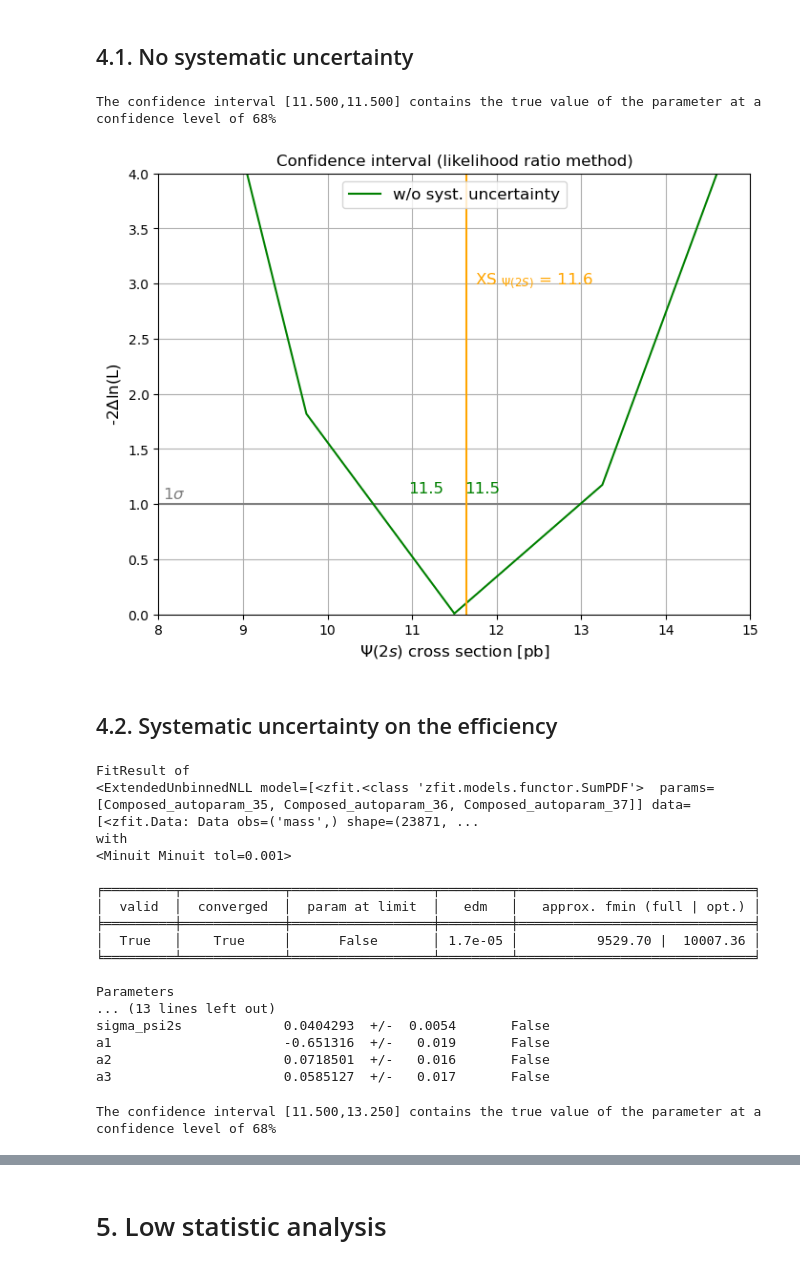
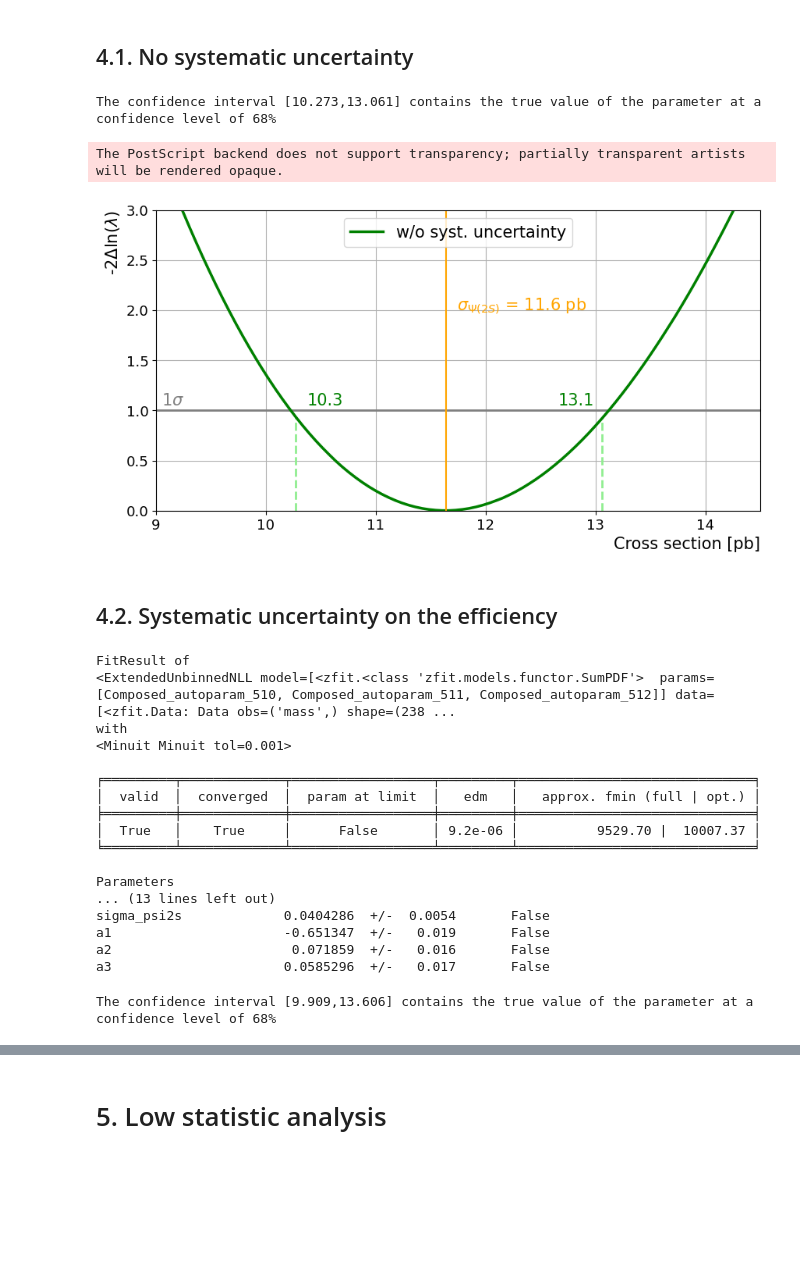
Before and after one commit to Matteo-Bellino/SMATEP_Project, a Jupyter notebook: Psi2S_RadanoBellino.ipynb, the cells around one changed output, grey strips where cells are left out. Saved outputs shown, nothing was run; the diff lists cells and outputs as text; code cells hidden in the pictures; blank space fills up the shorter version.

```diff
--- a/Psi2S_RadanoBellino.ipynb
+++ b/Psi2S_RadanoBellino.ipynb
@@ -577,8 +579,8 @@ The PostScript backend does not support transparency; partially transparent arti
 # %% [markdown]
 ## 4.1. No systematic uncertainty
 # %%
-NLL_size = 5
-xs_values = np.linspace(8,15,NLL_size)
+NLL_size = 100
+xs_values = np.linspace(9,15,NLL_size)
 NLL_values = np.zeros(NLL_size)
 
 for i,xs in enumerate(xs_values):
@@ -591,6 +593,8 @@ for i,xs in enumerate(xs_values):
     minimizer = zfit.minimize.Minuit()
     temp_result = minimizer.minimize(loss)
     NLL_values[i] = temp_result.fmin
+
+#winsound.Beep(1000, 3000)
 # %%
 min_NLL = result.fmin
 NLL_variation = 2*(NLL_values-min_NLL)
@@ -598,33 +602,36 @@ xs_temporary = xs_values[NLL_variation<1]
 xs_interval = [np.min(xs_temporary), np.max(xs_temporary)]
 print(f"The confidence interval [{xs_interval[0]:.3f},{xs_interval[1]:.3f}] contains the true value of the parameter at a confidence level of 68%")
 # %% [output]
-The confidence interval [11.500,11.500] contains the true value of the parameter at a confidence level of 68%
+The confidence interval [10.273,13.061] contains the true value of the parameter at a confidence level of 68%
 # %%
 # Displaying the results
-plt.figure(figsize=(8,6))
-plt.plot(xs_values, np.ones(NLL_size), color='grey')
-plt.text(8.05,1.05, "$1\sigma$", color='gray', fontsize = fs) #this line does not work for some reason
+plt.figure(figsize=(10,5))
+plt.plot(xs_values, np.ones(NLL_size), color='grey', linewidth=2)
+plt.text(9.05,1.05, "$1\sigma$", color='gray', fontsize = fs) #this line does not work for some reason
 
-plt.plot([xs_interval[0], xs_interval[0]], [0, NLL_variation[NLL_variation<1][0]], color='lightgreen', linestyle = "--")
-plt.plot([xs_interval[1], xs_interval[1]], [0, NLL_variation[NLL_variation<1][-1]],color='lightgreen', linestyle = "--")
+plt.plot([xs_interval[0], xs_interval[0]], [0, NLL_variation[NLL_variation<1][0]], color='lightgreen', linestyle = "--", linewidth=2)
+plt.plot([xs_interval[1], xs_interval[1]], [0, NLL_variation[NLL_variation<1][-1]],color='lightgreen', linestyle = "--", linewidth=2)
 
-plt.plot(xs_values, NLL_variation, color = 'green', label='w/o syst. uncertainty')
+plt.plot(xs_values, NLL_variation, color = 'green', label='w/o syst. uncertainty', linewidth=2.5)
 plt.axvline(result_xs_psi2s, color='orange', linestyle = "-")
-plt.title('Confidence interval (likelihood ratio method)', fontsize = fs)
-plt.xlabel('$\\Psi(2s)$ cross section [pb]', fontsize = fs)
-plt.ylabel('-2$\\Delta$ln(L)', fontsize = fs)
+#plt.title('Confidence interval (likelihood ratio method)', fontsize = fs)
+plt.xlabel('Cross section [pb]', fontsize = fs, loc = "right")
+plt.ylabel('-2$\\Delta$ln($\lambda$)', fontsize = fs, loc = "top")
 plt.grid()
-plt.ylim([0.,4.])
-plt.xlim([8.,15.])
-plt.text(xs_interval[0]+0.12,1.1, f'{xs_interval[0]:.1f}', color='green', fontsize = fs)
-plt.text(xs_interval[1]-0.55,1.1, f'{xs_interval[1]:.1f}', color='green', fontsize = fs)
-plt.text(result_xs_psi2s+0.1,3, "XS $_{\Psi(2S)}$"+f" = {result.values[2]:.1f}", color='orange', fontsize = fs)
+plt.tick_params(axis='both', labelsize=tfs)
+plt.ylim([0.,3.])
+plt.xlim([9.,14.5])
+plt.text(xs_interval[0]+0.1,1.05, f'{xs_interval[0]:.1f}', color='green', fontsize = fs)
+plt.text(xs_interval[1]-0.4,1.05, f'{xs_interval[1]:.1f}', color='green', fontsize = fs)
+plt.text(result_xs_psi2s+0.1,2, "$\sigma_{\Psi(2S)}$"+f" = {result.values[2]:.1f} pb", color='orange', fontsize = fs)
 plt.legend(fontsize = fs, loc='upper center')
 
 plt.savefig("no_sys_LR.png")
+plt.savefig("no_sys_LR.eps")
 plt.show()
 # %% [output]
+The PostScript backend does not support transparency; partially transparent artists will be rendered opaque.
-[figure, old version]
+[figure, new version]
 # %% [markdown]
 ## 4.2. Systematic uncertainty on the efficiency
 # %%
@@ -656,22 +663,22 @@ result_sys.hesse()
 print(result_sys)
 # %% [output]
 FitResult of
-<ExtendedUnbinnedNLL model=[<zfit.<class 'zfit.models.functor.SumPDF'>  params=[Composed_autoparam_35, Composed_autoparam_36, Composed_autoparam_37]] data=[<zfit.Data: Data obs=('mass',) shape=(23871, ...
+<ExtendedUnbinnedNLL model=[<zfit.<class 'zfit.models.functor.SumPDF'>  params=[Composed_autoparam_510, Composed_autoparam_511, Composed_autoparam_512]] data=[<zfit.Data: Data obs=('mass',) shape=(238 ...
 with
 <Minuit Minuit tol=0.001>
 
 ╒═════════╤═════════════╤══════════════════╤═════════╤══════════════════════════════╕
 │  valid  │  converged  │  param at limit  │   edm   │   approx. fmin (full | opt.) │
 ╞═════════╪═════════════╪══════════════════╪═════════╪══════════════════════════════╡
-│  True   │    True     │      False       │ 1.7e-05 │          9529.70 |  10007.36 │
+│  True   │    True     │      False       │ 9.2e-06 │          9529.70 |  10007.37 │
 ╘═════════╧═════════════╧══════════════════╧═════════╧══════════════════════════════╛
 
 Parameters
 ... (13 lines left out)
-sigma_psi2s             0.0404293  +/-  0.0054       False
-a1                      -0.651316  +/-   0.019       False
-a2                      0.0718501  +/-   0.016       False
-a3                      0.0585127  +/-   0.017       False
+sigma_psi2s             0.0404286  +/-  0.0054       False
+a1                      -0.651347  +/-   0.019       False
+a2                       0.071859  +/-   0.016       False
+a3                      0.0585296  +/-   0.017       False
 # %%
 # Evaluating the minimum NLL while the cross section is fixed (Profile Likelihood)
 
@@ -695,6 +704,6 @@ xs_temporary_sys = xs_values[NLL_variation_sys<1]
 xs_interval_sys = [np.min(xs_temporary_sys), np.max(xs_temporary_sys)]
 print(f"The confidence interval [{xs_interval_sys[0]:.3f},{xs_interval_sys[1]:.3f}] contains the true value of the parameter at a confidence level of 68%")
 # %% [output]
-The confidence interval [11.500,13.250] contains the true value of the parameter at a confidence level of 68%
+The confidence interval [9.909,13.606] contains the true value of the parameter at a confidence level of 68%
 # %%
 # Displaying the results
```
Also changed, not shown: parts of 9 cells of this notebook.
